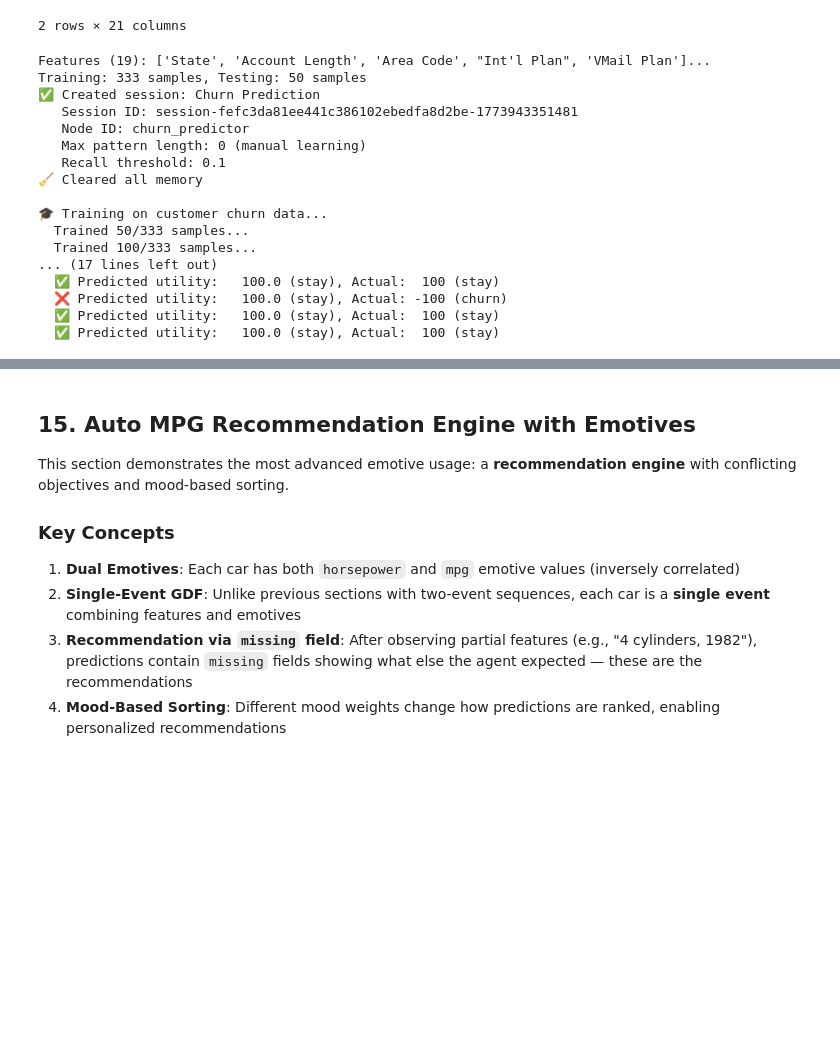
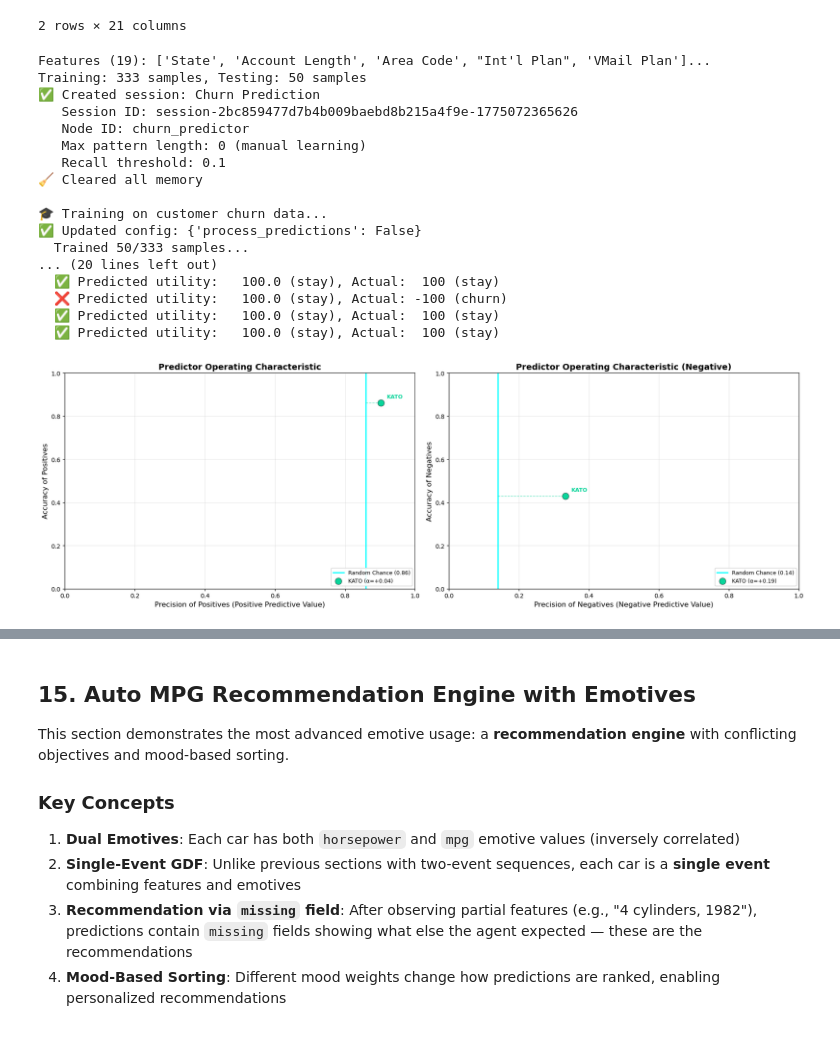
Before and after one commit to sevakavakians/kato-tutorials, a Jupyter notebook: kato_tutorial.ipynb, the cells around one changed output, grey strips where cells are left out. Saved outputs shown, nothing was run; the diff lists cells and outputs as text; code cells hidden in the pictures; blank space fills up the shorter version.

```diff
--- a/kato_tutorial.ipynb
+++ b/kato_tutorial.ipynb
@@ -2773,6 +2827,13 @@ for idx, row in enumerate(churn_train):
         print(f"  Trained {idx + 1}/{len(churn_train)} samples...")
 
 print(f"\u2705 Trained on {len(churn_train)} customer profiles")
+
+# Finalize training: pre-compute entropy and TF vectors across all learned patterns
+response = http.post(f"{KATO_URL}/sessions/{churn_session}/finalize-training", json={})
+if response.status_code == 200:
+    print("✅ Finalized training")
+else:
+    print(f"⚠️ Finalize training returned {response.status_code}")
 
 # Re-enable predictions for inference
 update_session_config(churn_session, {"process_predictions": True})
@@ -2824,20 +2885,48 @@ for i in range(min(10, len(pred_classes))):
 Features (19): ['State', 'Account Length', 'Area Code', "Int'l Plan", 'VMail Plan']...
 Training: 333 samples, Testing: 50 samples
 ✅ Created session: Churn Prediction
-   Session ID: session-fefc3da81ee441c386102ebedfa8d2be-1773943351481
+   Session ID: session-2bc859477d7b4b009baebd8b215a4f9e-1775072365626
    Node ID: churn_predictor
    Max pattern length: 0 (manual learning)
    Recall threshold: 0.1
 🧹 Cleared all memory
 
 🎓 Training on customer churn data...
+✅ Updated config: {'process_predictions': False}
   Trained 50/333 samples...
-  Trained 100/333 samples...
-... (17 lines left out)
+... (20 lines left out)
   ✅ Predicted utility:   100.0 (stay), Actual:  100 (stay)
   ❌ Predicted utility:   100.0 (stay), Actual: -100 (churn)
   ✅ Predicted utility:   100.0 (stay), Actual:  100 (stay)
   ✅ Predicted utility:   100.0 (stay), Actual:  100 (stay)
+# %%
+# Predictor Operating Characteristic (POC) charts
+fig, (ax1, ax2) = plt.subplots(1, 2, figsize=(18, 6))
+
+poc_chart(
+    pred_classes,
+    actual_classes,
+    num_classes=2,
+    names="KATO",
+    mode="positive",
+    positive_classes={"stay"},
+    ax=ax1,
+)
+
+poc_chart(
+    pred_classes,
+    actual_classes,
+    num_classes=2,
+    names="KATO",
+    mode="negative",
+    positive_classes={"stay"},
+    ax=ax2,
+)
+
+plt.tight_layout()
+plt.show()
+# %% [output]
+[figure, added]
 # %% [markdown]
 ## 14. California Housing — Utility Value Prediction (Regression)
 
```
Also changed, not shown: parts of 29 cells of this notebook, 1 other file.
